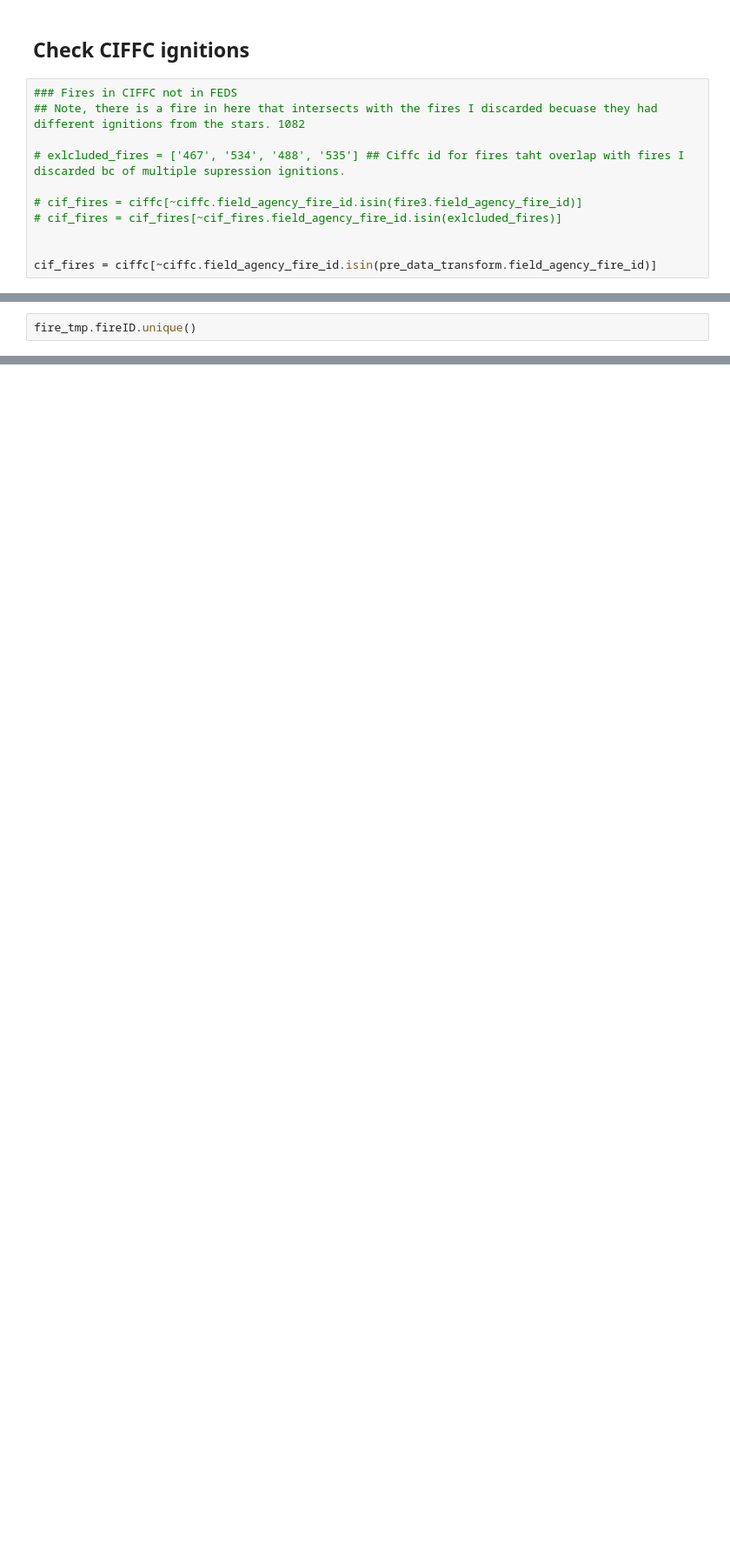
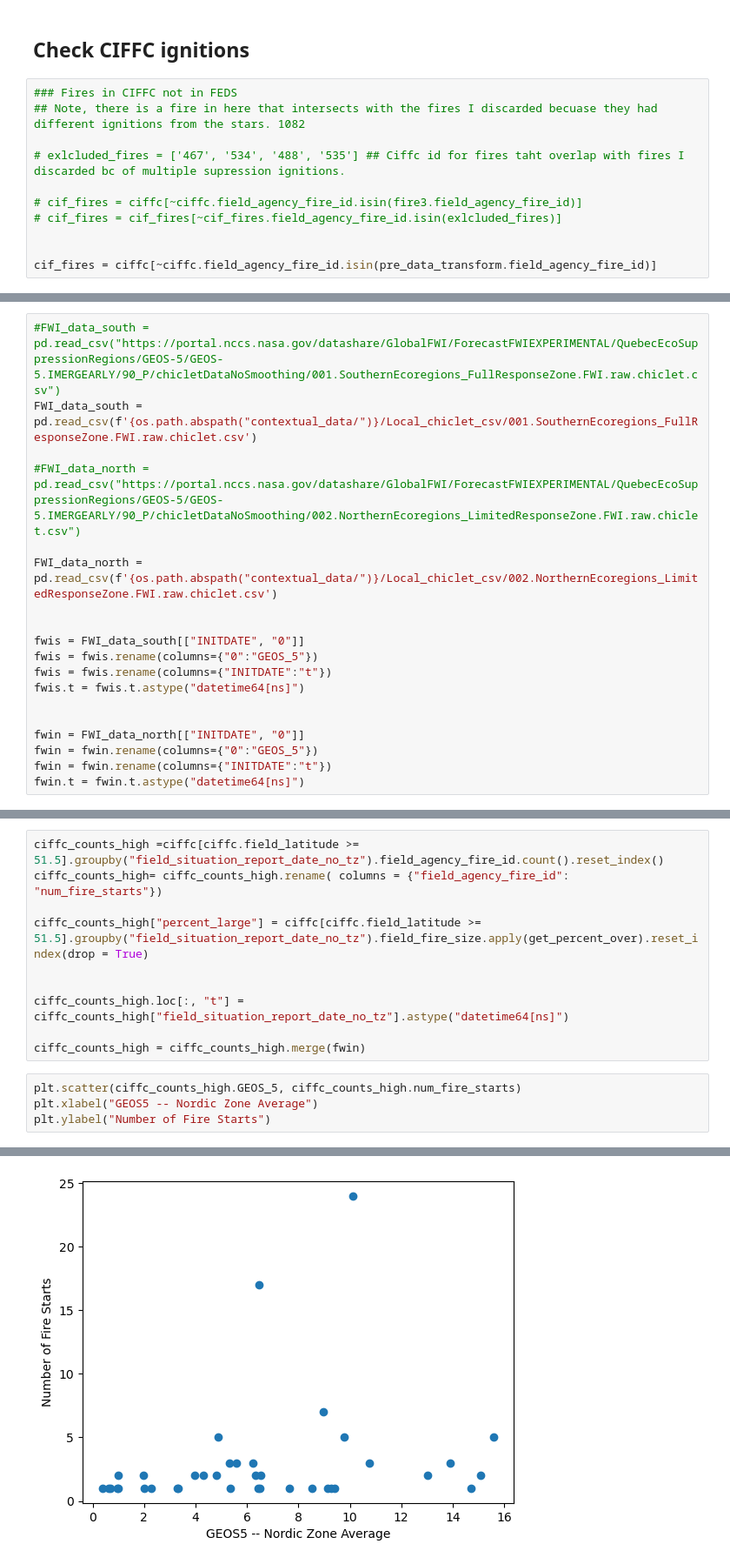
Before and after one commit to mccabete/fwiVis, a Jupyter notebook: notebooks/ciffc_ignitions.ipynb, the cells around one changed output, grey strips where cells are left out. Shown: that part at 87% size. Drawn from its saved outputs; the diff is of its cells as text; blank space fills up the shorter version.

```diff
--- a/notebooks/ciffc_ignitions.ipynb
+++ b/notebooks/ciffc_ignitions.ipynb
@@ -615,0 +641,19 @@ plt.savefig(f'{os.path.abspath("exploratory_figs")}/ciffc_percent_igs.png')
+# %%
+#FWI_data_south = pd.read_csv("https://portal.nccs.nasa.gov/datashare/GlobalFWI/ForecastFWIEXPERIMENTAL/QuebecEcoSuppressionRegions/GEOS-5/GEOS-5.IMERGEARLY/90_P/chicletDataNoSmoothing/001.SouthernEcoregions_FullResponseZone.FWI.raw.chiclet.csv")
+FWI_data_south = pd.read_csv(f'{os.path.abspath("contextual_data/")}/Local_chiclet_csv/001.SouthernEcoregions_FullResponseZone.FWI.raw.chiclet.csv')
+
+#FWI_data_north = pd.read_csv("https://portal.nccs.nasa.gov/datashare/GlobalFWI/ForecastFWIEXPERIMENTAL/QuebecEcoSuppressionRegions/GEOS-5/GEOS-5.IMERGEARLY/90_P/chicletDataNoSmoothing/002.NorthernEcoregions_LimitedResponseZone.FWI.raw.chiclet.csv")
+
+FWI_data_north = pd.read_csv(f'{os.path.abspath("contextual_data/")}/Local_chiclet_csv/002.NorthernEcoregions_LimitedResponseZone.FWI.raw.chiclet.csv')
+
+
+fwis = FWI_data_south[["INITDATE", "0"]]
+fwis = fwis.rename(columns={"0":"GEOS_5"})
+fwis = fwis.rename(columns={"INITDATE":"t"})
+fwis.t = fwis.t.astype("datetime64[ns]")
+
+
+fwin = FWI_data_north[["INITDATE", "0"]]
+fwin = fwin.rename(columns={"0":"GEOS_5"})
+fwin = fwin.rename(columns={"INITDATE":"t"})
+fwin.t = fwin.t.astype("datetime64[ns]")
@@ -616,3 +671,15 @@ plt.savefig(f'{os.path.abspath("exploratory_figs")}/ciffc_percent_igs.png')
+# %%
+ciffc_counts_high =ciffc[ciffc.field_latitude >= 51.5].groupby("field_situation_report_date_no_tz").field_agency_fire_id.count().reset_index()
+ciffc_counts_high= ciffc_counts_high.rename( columns = {"field_agency_fire_id": "num_fire_starts"})
+
+ciffc_counts_high["percent_large"] = ciffc[ciffc.field_latitude >= 51.5].groupby("field_situation_report_date_no_tz").field_fire_size.apply(get_percent_over).reset_index(drop = True)
+
+
+ciffc_counts_high.loc[:, "t"] = ciffc_counts_high["field_situation_report_date_no_tz"].astype("datetime64[ns]")
+
+ciffc_counts_high = ciffc_counts_high.merge(fwin)
 # %%
-fire_tmp.fireID.unique()
+plt.scatter(ciffc_counts_high.GEOS_5, ciffc_counts_high.num_fire_starts)
+plt.xlabel("GEOS5 -- Nordic Zone Average")
+plt.ylabel("Number of Fire Starts")
 # %% [output]
@@ -619,0 +687 @@ NameError: name 'fire_tmp' is not defined
+[figure, added]
```
Also changed, not shown: parts of 17 cells of this notebook, 3 other files.
